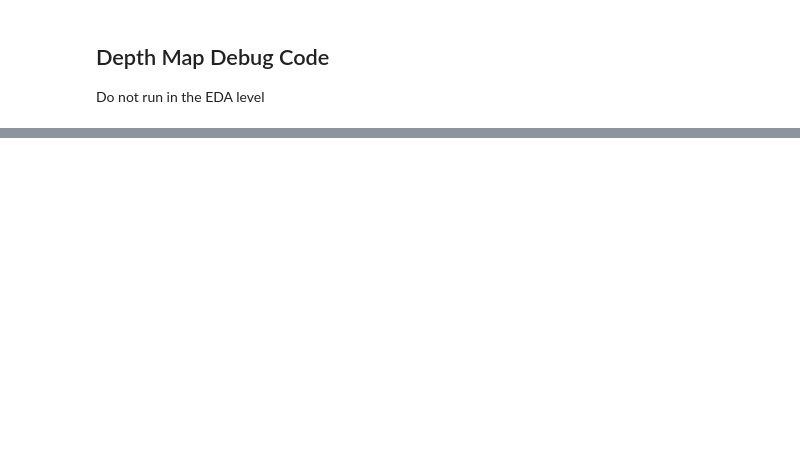
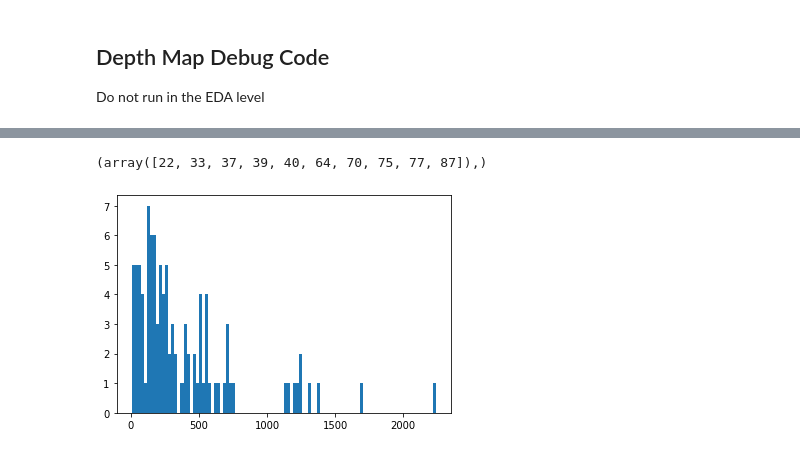
Before and after one commit to kimh060612/MultiON-VAE, a Jupyter notebook: encoding_layer/MapEDA.ipynb, the cells around one changed output, grey strips where cells are left out. Saved outputs shown, nothing was run; the diff lists cells and outputs as text; code cells hidden in the pictures; blank space fills up the shorter version.

```diff
--- a/encoding_layer/MapEDA.ipynb
+++ b/encoding_layer/MapEDA.ipynb
@@ -620,0 +604,9 @@ visualize_map_np(global_egocentric_occupancy_map.cpu().numpy()[0])
+# %%
+np.where(np.array(valid_episode_len) > 1000)
+# %% [output]
+(array([22, 33, 37, 39, 40, 64, 70, 75, 77, 87]),)
+# %%
+plt.hist(np.array(valid_episode_len), bins=100)
+plt.show()
+# %% [output]
+[figure, added]
```
Also changed, not shown: parts of 48 cells of this notebook, 21 other files.
